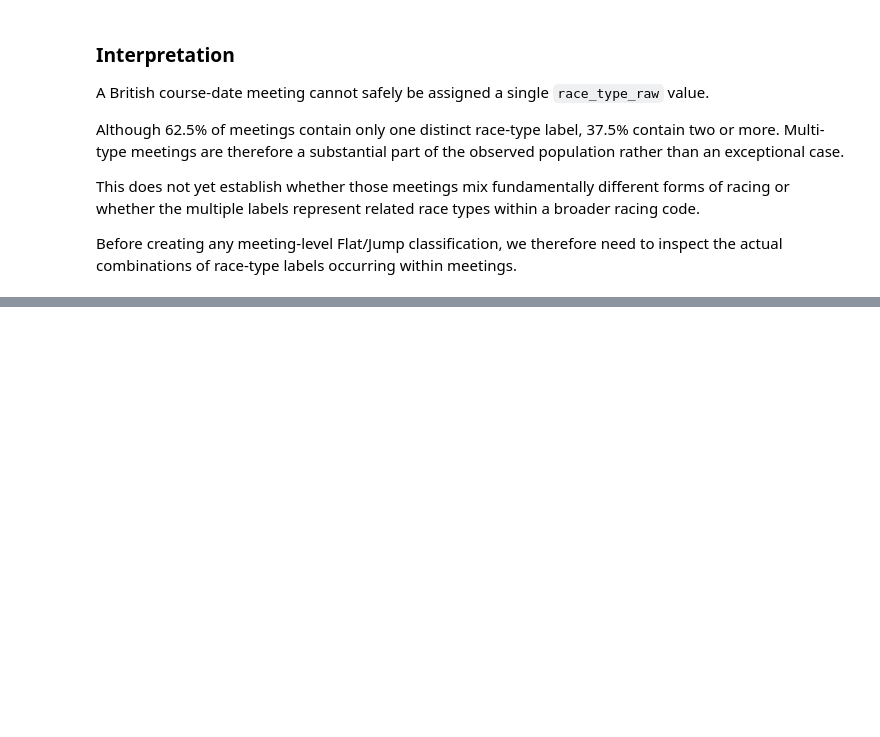
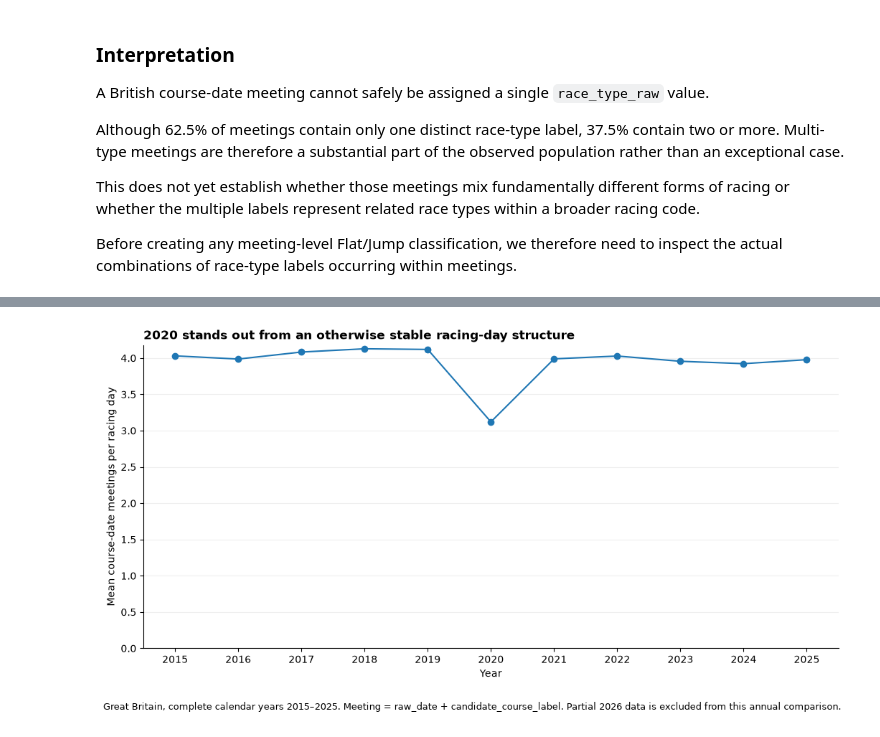
Before and after one commit to rjmac22/inside-rails-horse-racing, a Jupyter notebook: studies/jurisdictions/great_britain/01_governance_and_structure.ipynb, the cells around one changed output, grey strips where cells are left out. Drawn from its saved outputs; the diff is of its cells as text; code cells hidden in the pictures; blank space fills up the shorter version.

```diff
--- a/studies/jurisdictions/great_britain/01_governance_and_structure.ipynb
+++ b/studies/jurisdictions/great_britain/01_governance_and_structure.ipynb
@@ -1876,0 +2052,50 @@ display(mixed_code_meetings)
+# %%
+import matplotlib.pyplot as plt
+
+
+# Restrict the visual comparison to complete calendar years.
+# The 2026 population ends on 27 May and is retained in the table above,
+# but is not directly comparable with full-year means.
+complete_year_daily_structure = annual_daily_structure[
+    annual_daily_structure["year"] <= 2025
+]
+
+fig, ax = plt.subplots(figsize=(10.5, 5.5))
+
+ax.plot(
+    complete_year_daily_structure["year"],
+    complete_year_daily_structure["mean_meetings"],
+    marker="o",
+)
+
+ax.set_title(
+    "2020 stands out from an otherwise stable racing-day structure",
+    loc="left",
+    fontweight="bold",
+)
+ax.set_xlabel("Year")
+ax.set_ylabel("Mean course-date meetings per racing day")
+ax.set_xticks(complete_year_daily_structure["year"])
+ax.set_ylim(bottom=0)
+
+ax.spines["top"].set_visible(False)
+ax.spines["right"].set_visible(False)
+ax.grid(axis="y", alpha=0.2)
+ax.set_axisbelow(True)
+
+fig.text(
+    0.01,
+    0.01,
+    (
+        "Great Britain, complete calendar years 2015–2025. "
+        "Meeting = raw_date + candidate_course_label. "
+        "Partial 2026 data is excluded from this annual comparison."
+    ),
+    ha="left",
+    fontsize=9,
+)
+
+plt.tight_layout(rect=[0, 0.06, 1, 1])
+plt.show()
+# %% [output]
+[figure, added]
```
Also changed, not shown: parts of 36 cells of this notebook, 2 other files.
